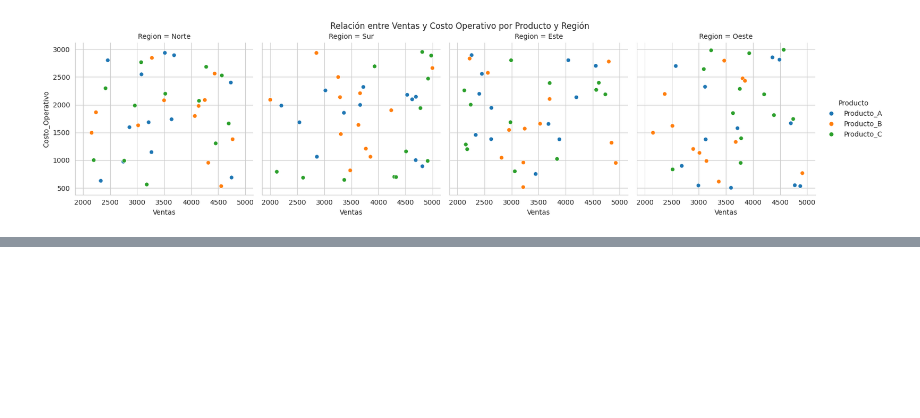
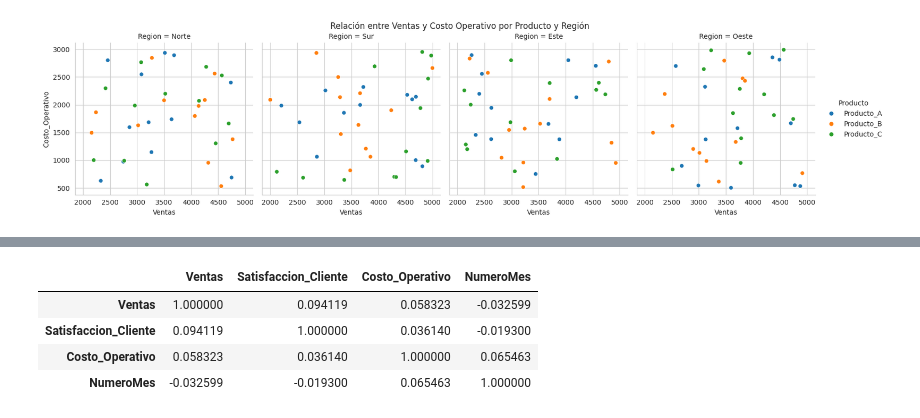
Before and after one commit to brunobobadilla06/Practica---Ciencia-de-Datos-I, a Jupyter notebook: Practica_3.ipynb, the cells around one changed output, grey strips where cells are left out. Saved outputs shown, nothing was run; the diff lists cells and outputs as text; code cells hidden in the pictures; blank space fills up the shorter version.

```diff
--- a/Practica_3.ipynb
+++ b/Practica_3.ipynb
@@ -322,0 +351,11 @@ plt.show()
+# %%
+# Calcular la matriz de correlacion solo para columnas numericas
+columnas_numericas =['Ventas', 'Satisfaccion_Cliente', 'Costo_Operativo', 'NumeroMes']
+matriz_correlacion = df[columnas_numericas].corr()
+matriz_correlacion
+# %% [output]
+|  | Ventas | Satisfaccion_Cliente | Costo_Operativo | NumeroMes |
+| Ventas | 1.000000 | 0.094119 | 0.058323 | -0.032599 |
+| Satisfaccion_Cliente | 0.094119 | 1.000000 | 0.036140 | -0.019300 |
+| Costo_Operativo | 0.058323 | 0.036140 | 1.000000 | 0.065463 |
+| NumeroMes | -0.032599 | -0.019300 | 0.065463 | 1.000000 |
```
Also changed, not shown: parts of 3 cells of this notebook.
